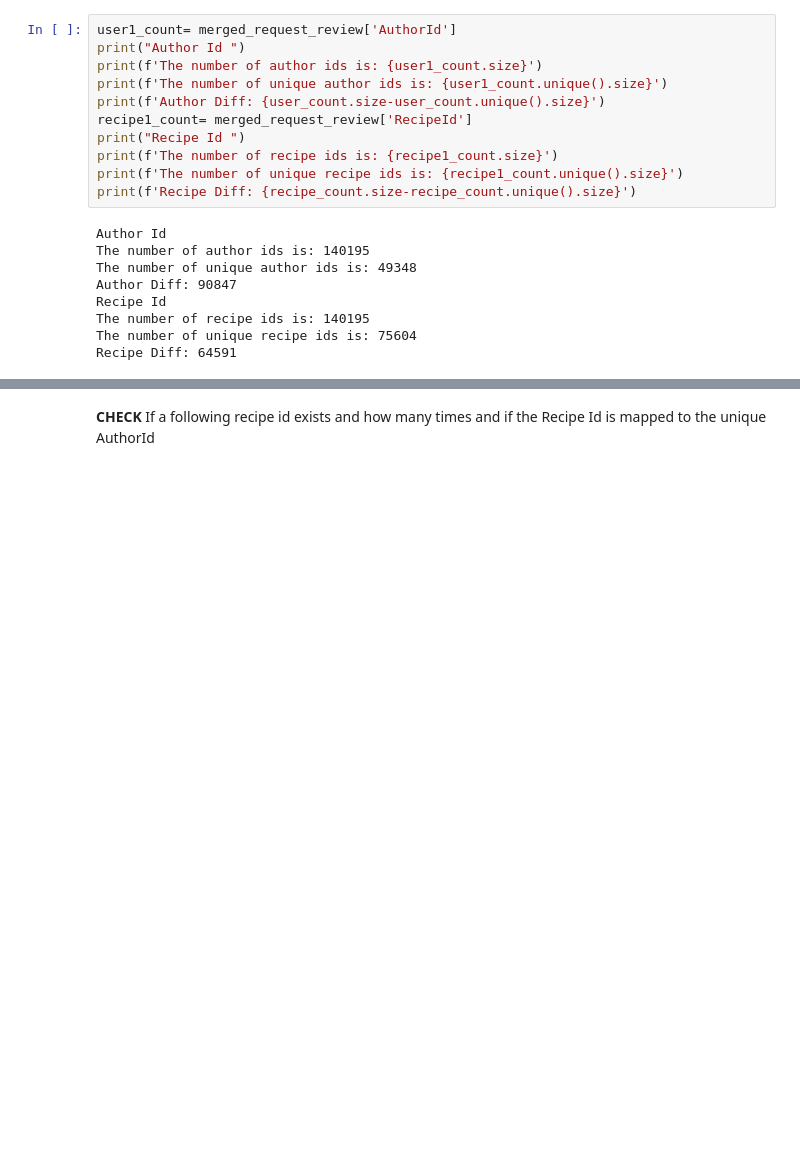
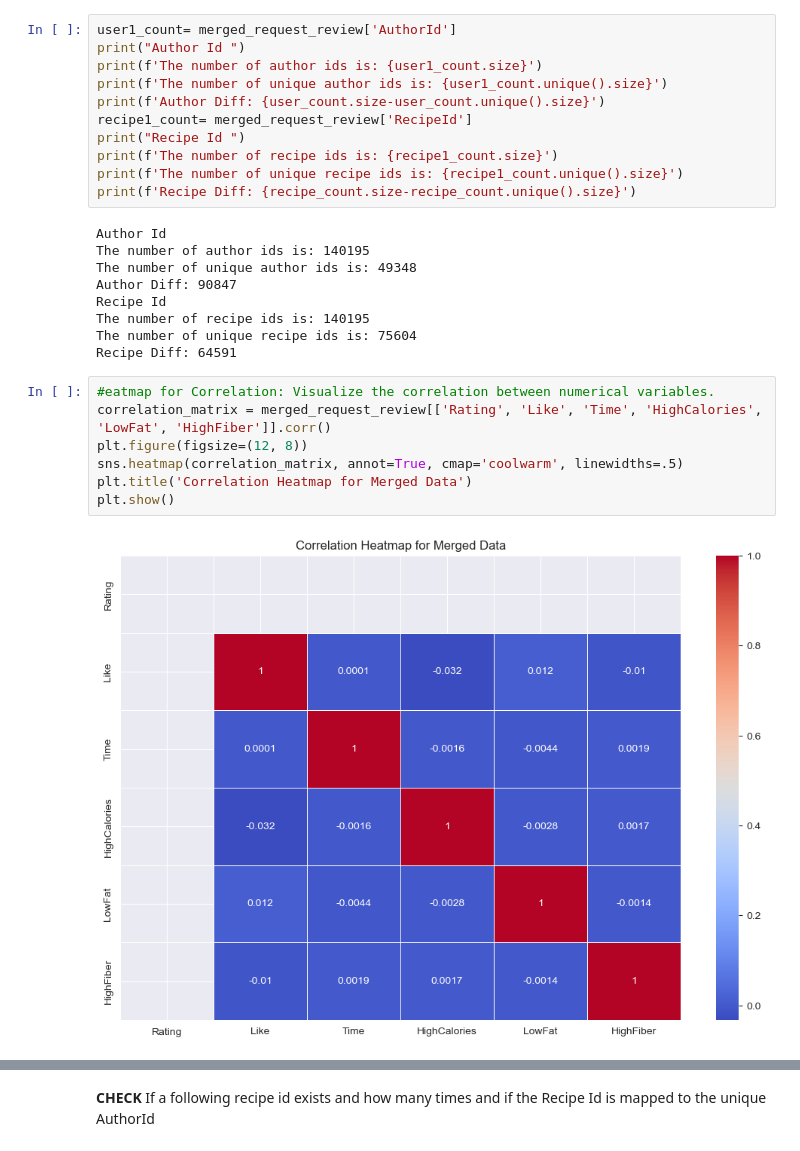
Before and after one commit to tusharkh12/AnalyticsCup, a Jupyter notebook: skilledShark_Submission.ipynb, the cells around one changed output, grey strips where cells are left out. Drawn from its saved outputs; the diff is of its cells as text; blank space fills up the shorter version.

```diff
--- a/skilledShark_Submission.ipynb
+++ b/skilledShark_Submission.ipynb
@@ -335,3 +333,12 @@ Recipe Id
 The number of recipe ids is: 140195
 The number of unique recipe ids is: 75604
 Recipe Diff: 64591
+# %%
+#eatmap for Correlation: Visualize the correlation between numerical variables.
+correlation_matrix = merged_request_review[['Rating', 'Like', 'Time', 'HighCalories', 'LowFat', 'HighFiber']].corr()
+plt.figure(figsize=(12, 8))
+sns.heatmap(correlation_matrix, annot=True, cmap='coolwarm', linewidths=.5)
+plt.title('Correlation Heatmap for Merged Data')
+plt.show()
+# %% [output]
+[figure, added]
```
Also changed, not shown: parts of 4 cells of this notebook, 2 other files.
